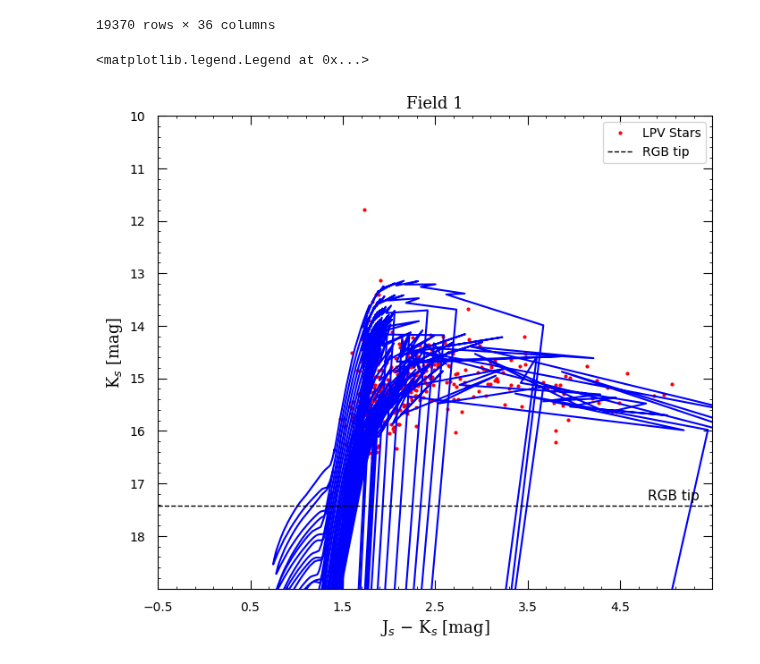
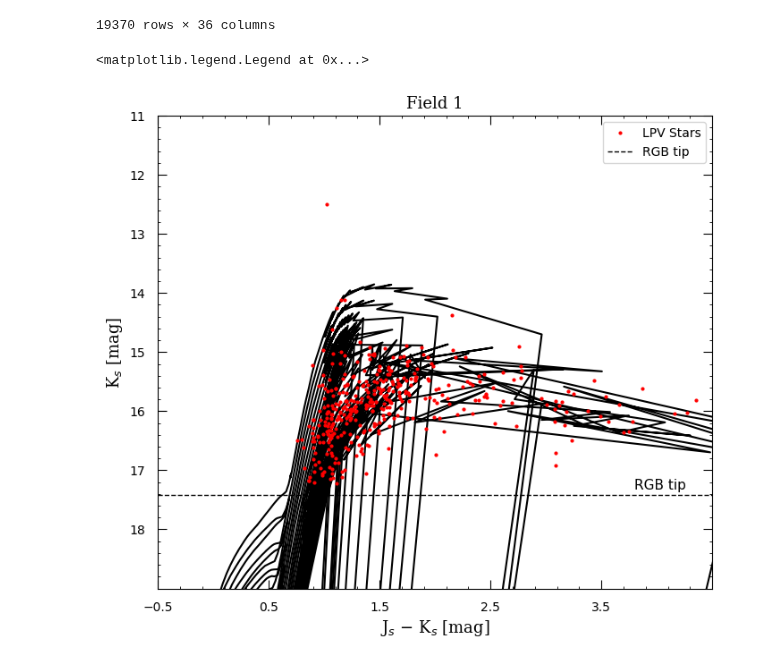
Before and after one commit to Mahdi-Abdollahii/NGC_6822, a Jupyter notebook: Isochrones_Visualizations/NGC6822_ISO_0015.ipynb, the cells around one changed output. Cells and saved outputs as stored; diff of their text form; code cells hidden in the pictures.

```diff
--- a/Isochrones_Visualizations/NGC6822_ISO_0015.ipynb
+++ b/Isochrones_Visualizations/NGC6822_ISO_0015.ipynb
@@ -37,7 +36,7 @@ from mpl_toolkits.axes_grid1 import host_subplot
 from matplotlib.patches import Rectangle
 import matplotlib.colors as mcolor
 # %%
-file_address = '/content/NGC_6822/Data/final_cleaned_data.csv'
+file_address = '/content/NGC_6822/Data/final_data.csv'
 df = pd.read_csv(file_address , index_col='Mid')
 df = df.fillna(89.99)
 # %%
@@ -63,7 +62,7 @@ DM = 23.45 # based on sibbons => (Mateo 1998; Lee et al. 1993)
 Av = 0.77  # based on whitelock 2012
 Aj = 0.2   # based on whitelock 2012
 Ah = 0.12  # based on whitelock 2012
-Ak = 0.78  # based on whitelock 2012
+Ak = 0.07  # based on whitelock 2012
 
 RGBT = 17.42 # based on whitelock 2012
 
@@ -192,8 +191,8 @@ plt.tick_params(axis='x'   ,which='both' ,top= True    ,direction='in')
 plt.tick_params(axis='y'   ,which='both' ,right= True  ,direction='in')
 plt.minorticks_on()
 
-xmax , xmin = 5.5 , -0.5
-ymax , ymin = 19  , 10
+xmax , xmin = 4.5 , -0.5
+ymax , ymin = 19  , 11
 
 plt.xticks(np.arange(xmin , xmax , step=1))
 plt.yticks(np.arange(ymin , ymax , step=1))
@@ -204,16 +203,16 @@ plt.ylim(ymax, ymin )
 plt.xlabel('J$_s$ $-$ K$_s$ [mag]', fontsize = 13, fontname = "serif")
 plt.ylabel('K$_s$ [mag]'          , fontsize = 13, fontname = "serif")
 
-#All stars
-plt.plot(X, Y,'r.', markersize = '4', label = 'LPV Stars')
-
 #ISO
 LOG_AGE = [8,8.1,8.2,8.3,8.4,8.5,8.6,8.7,8.8,8.9,9,9.1,9.2,9.3,9.4,9.5,9.6,9.7,9.8,9.9,10,10.1]
 
 for i in LOG_AGE :
   X_ISO = (ISO_df_01[ ISO_df_01['logAge'] == i ]['Jmag'] - Aj)  -  (ISO_df_01[ ISO_df_01['logAge'] == i ]['Kmag'] - Ak)
   Y_ISO = (ISO_df_01[ ISO_df_01['logAge'] == i ]['Kmag'] - Ak) + DM
-  plt.plot(X_ISO,Y_ISO , 'blue')
+  plt.plot(X_ISO,Y_ISO , 'k')
+
+#All stars
+plt.plot(X, Y,'r.', markersize = '4', label = 'LPV Stars')
 
 #RGBT
 plt.axhline(y= RGBT , linewidth=1, color='k', linestyle='--', label = 'RGB tip')
@@ -252,37 +251,37 @@ plt.tick_params(axis='y'   ,which='both' ,left= True   ,direction='in')
 plt.tick_params(axis='x'   ,which='both' ,bottom= True ,direction='in')
 plt.tick_params(axis='x'   ,which='both' ,top= True    ,direction='in')
 plt.tick_params(axis='y'   ,which='both' ,right= True  ,direction='in')
 plt.minorticks_on()
 
-xmax , xmin = 5.5 , -0.5
-ymax , ymin = 19  , 10
+xmax , xmin = 4.5 , -0.5
+ymax , ymin = 19  , 11
 
 plt.xticks(np.arange(xmin , xmax , step=1))
 plt.yticks(np.arange(ymin , ymax , step=1))
 plt.xlim(xmin, xmax )
 plt.ylim(ymax, ymin )
 
 #Selected Stars 'LPV'
 plt.xlabel('J$_s$ $-$ K$_s$ [mag]', fontsize = 13, fontname = "serif")
 plt.ylabel('K$_s$ [mag]'          , fontsize = 13, fontname = "serif")
 
-#All stars
-plt.plot(X, Y,'r.', markersize = '4', label = 'LPV Stars')
-
 #ISO
 LOG_AGE = [8,8.1,8.2,8.3,8.4,8.5,8.6,8.7,8.8,8.9,9,9.1,9.2,9.3,9.4,9.5,9.6,9.7,9.8,9.9,10,10.1]
 
 for i in LOG_AGE :
   X_ISO = (ISO_df_1[ ISO_df_1['logAge'] == i ]['Jmag'] - Aj)  -  (ISO_df_1[ ISO_df_1['logAge'] == i ]['Kmag'] - Ak)
   Y_ISO = (ISO_df_1[ ISO_df_1['logAge'] == i ]['Kmag'] - Ak) + DM
-  plt.plot(X_ISO,Y_ISO , 'blue')
+  plt.plot(X_ISO,Y_ISO , 'k')
+
+#All stars
+plt.plot(X, Y,'r.', markersize = '4', label = 'LPV Stars')
 
 #RGBT
 plt.axhline(y= RGBT , linewidth=1, color='k', linestyle='--', label = 'RGB tip')
 plt.text( xmax - 0.7 , RGBT - 0.1 , 'RGB tip', fontsize=11)
 
 plt.legend(loc='upper right')
 #plt.savefig('CMD-Field1.jpeg', bbox_inches='tight', dpi = 400)
 # %% [output]
 <matplotlib.legend.Legend at 0x...>
-[figure, old version]
+[figure, new version]
```
Also changed, not shown: parts of 4 cells of this notebook.
